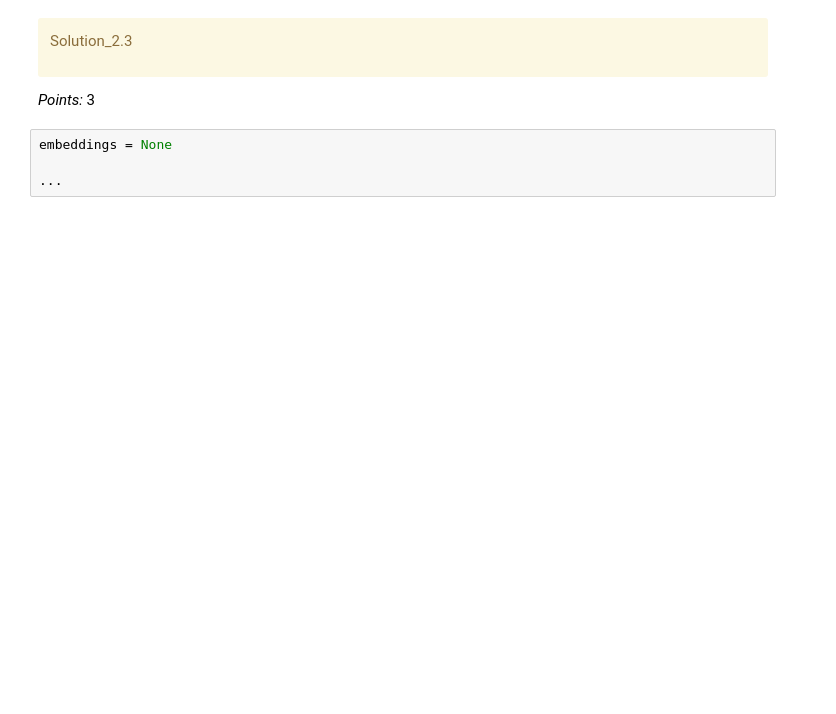
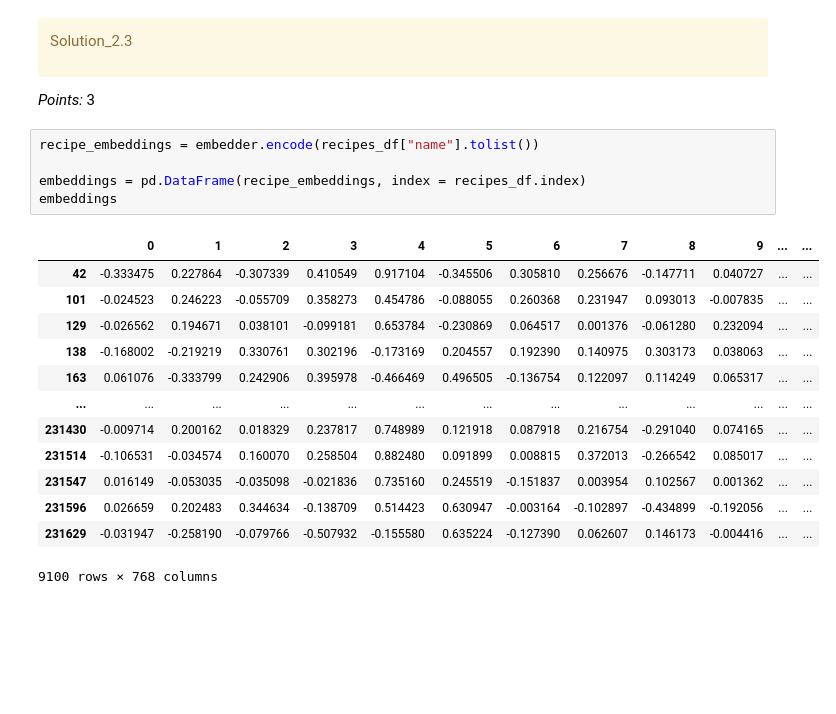
Before and after one commit to miketham24/cpsc330_hw6, a Jupyter notebook: hw6.ipynb, the cells around one changed output. Drawn from its saved outputs; the diff is of its cells as text; blank space fills up the shorter version.

```diff
--- a/hw6.ipynb
+++ b/hw6.ipynb
@@ -710,10 +728,25 @@ Solution_2.3
 </div>
 
 _Points:_ 3
-# %%
-embeddings = None
-
-...
+# %%
+recipe_embeddings = embedder.encode(recipes_df["name"].tolist())
+
+embeddings = pd.DataFrame(recipe_embeddings, index = recipes_df.index)
+embeddings
+# %% [output]
+|  | 0 | 1 | 2 | 3 | 4 | 5 | 6 | 7 | 8 | 9 | ... | ... |
+| 42 | -0.333475 | 0.227864 | -0.307339 | 0.410549 | 0.917104 | -0.345506 | 0.305810 | 0.256676 | -0.147711 | 0.040727 | ... | ... |
+| 101 | -0.024523 | 0.246223 | -0.055709 | 0.358273 | 0.454786 | -0.088055 | 0.260368 | 0.231947 | 0.093013 | -0.007835 | ... | ... |
+| 129 | -0.026562 | 0.194671 | 0.038101 | -0.099181 | 0.653784 | -0.230869 | 0.064517 | 0.001376 | -0.061280 | 0.232094 | ... | ... |
+| 138 | -0.168002 | -0.219219 | 0.330761 | 0.302196 | -0.173169 | 0.204557 | 0.192390 | 0.140975 | 0.303173 | 0.038063 | ... | ... |
+| 163 | 0.061076 | -0.333799 | 0.242906 | 0.395978 | -0.466469 | 0.496505 | -0.136754 | 0.122097 | 0.114249 | 0.065317 | ... | ... |
+| ... | ... | ... | ... | ... | ... | ... | ... | ... | ... | ... | ... | ... |
+| 231430 | -0.009714 | 0.200162 | 0.018329 | 0.237817 | 0.748989 | 0.121918 | 0.087918 | 0.216754 | -0.291040 | 0.074165 | ... | ... |
+| 231514 | -0.106531 | -0.034574 | 0.160070 | 0.258504 | 0.882480 | 0.091899 | 0.008815 | 0.372013 | -0.266542 | 0.085017 | ... | ... |
+| 231547 | 0.016149 | -0.053035 | -0.035098 | -0.021836 | 0.735160 | 0.245519 | -0.151837 | 0.003954 | 0.102567 | 0.001362 | ... | ... |
+| 231596 | 0.026659 | 0.202483 | 0.344634 | -0.138709 | 0.514423 | 0.630947 | -0.003164 | -0.102897 | -0.434899 | -0.192056 | ... | ... |
+| 231629 | -0.031947 | -0.258190 | -0.079766 | -0.507932 | -0.155580 | 0.635224 | -0.127390 | 0.062607 | 0.146173 | -0.004416 | ... | ... |
+9100 rows × 768 columns
 # %% [markdown]
 <!-- END QUESTION -->
 
```
Also changed, not shown: parts of 30 cells of this notebook, 4 other files.
